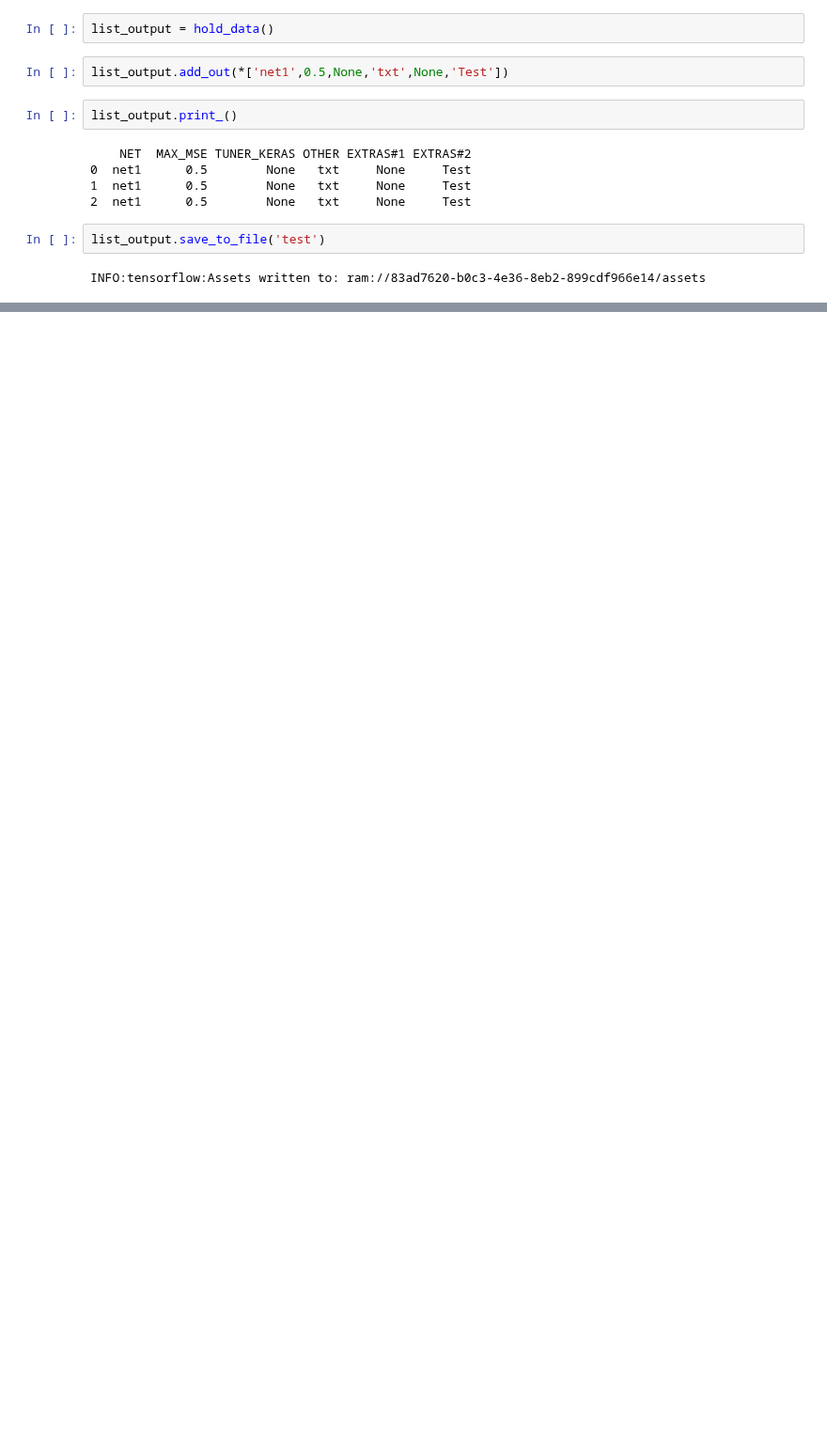
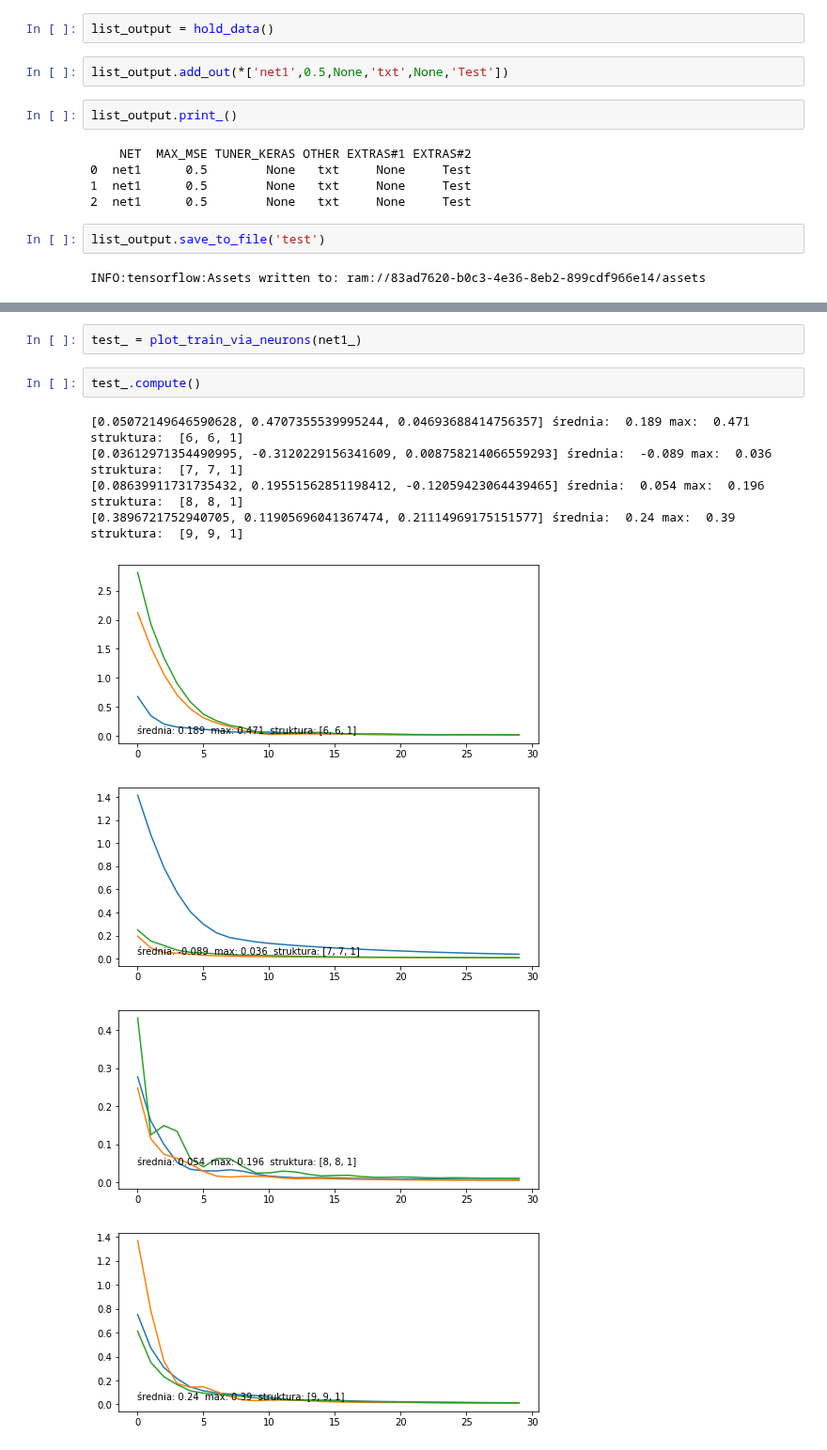
Before and after one commit to d-jus/tf_pipeline, a Jupyter notebook: SSN CRF - p & CRF - m.ipynb, the cells around one changed output, grey strips where cells are left out. Shown at 94% size. Cells and saved outputs as stored; diff of their text form; blank space fills up the shorter version.

```diff
--- a/SSN CRF - p & CRF - m.ipynb
+++ b/SSN CRF - p & CRF - m.ipynb
@@ -1522,0 +1594,13 @@ FileNotFoundError: Unsuccessful TensorSliceReader constructor: Failed to find an
+# %%
+test_ = plot_train_via_neurons(net1_)
+# %%
+test_.compute()
+# %% [output]
+[0.05072149646590628, 0.4707355539995244, 0.04693688414756357] średnia:  0.189 max:  0.471 struktura:  [6, 6, 1]
+[0.03612971354490995, -0.3120229156341609, 0.008758214066559293] średnia:  -0.089 max:  0.036 struktura:  [7, 7, 1]
+[0.08639911731735432, 0.19551562851198412, -0.12059423064439465] średnia:  0.054 max:  0.196 struktura:  [8, 8, 1]
+[0.3896721752940705, 0.11905696041367474, 0.21114969175151577] średnia:  0.24 max:  0.39 struktura:  [9, 9, 1]
+[figure, added]
+[figure, added]
+[figure, added]
+[figure, added]
```
Also changed, not shown: parts of 20 cells of this notebook.
